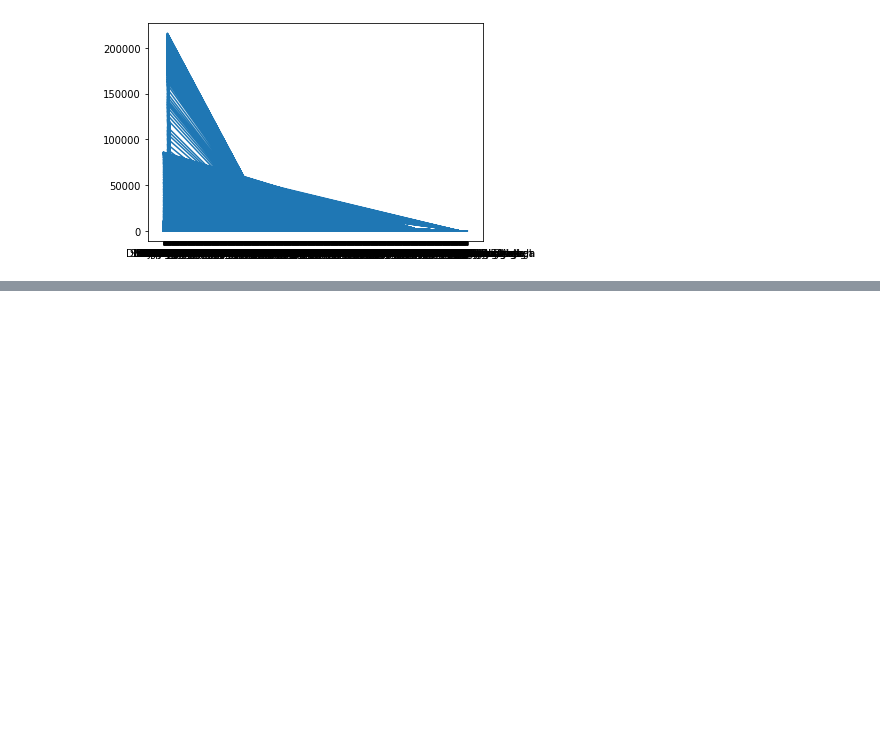
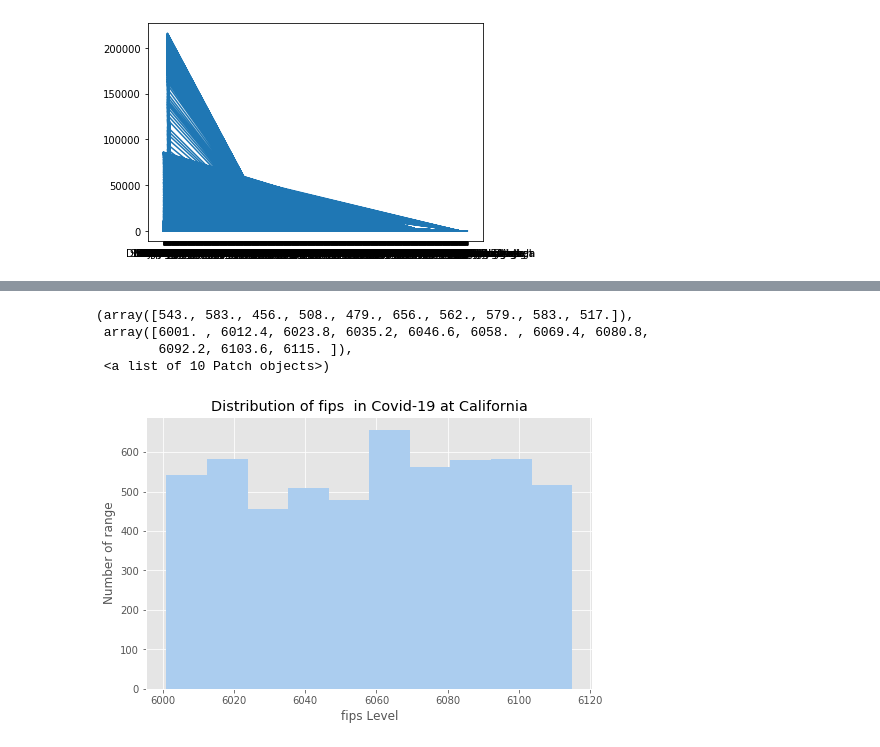
Before and after one commit to rabina48/Data_Visualization_COVID_case_of_USA, a Jupyter notebook: Covid_US.ipynb, the cells around one changed output, grey strips where cells are left out. Saved outputs shown, nothing was run; the diff lists cells and outputs as text; code cells hidden in the pictures; blank space fills up the shorter version.

```diff
--- a/Covid_US.ipynb
+++ b/Covid_US.ipynb
@@ -76,0 +166,15 @@ plt.plot(sample.date,sample.state)
+# %%
+
+samplee = samplee[samplee.state == 'California']
+plt.figure(figsize=(8,5))
+plt.ylabel('Number of range')
+plt.xlabel('fips Level')
+plt.title('Distribution of fips  in Covid-19 at California')
+
+plt.hist(samplee.fips, color='#abcdef')
+# %% [output]
+(array([543., 583., 456., 508., 479., 656., 562., 579., 583., 517.]),
+ array([6001. , 6012.4, 6023.8, 6035.2, 6046.6, 6058. , 6069.4, 6080.8,
+        6092.2, 6103.6, 6115. ]),
+ <a list of 10 Patch objects>)
+[figure, added]
```
Also changed, not shown: parts of 10 cells of this notebook.
